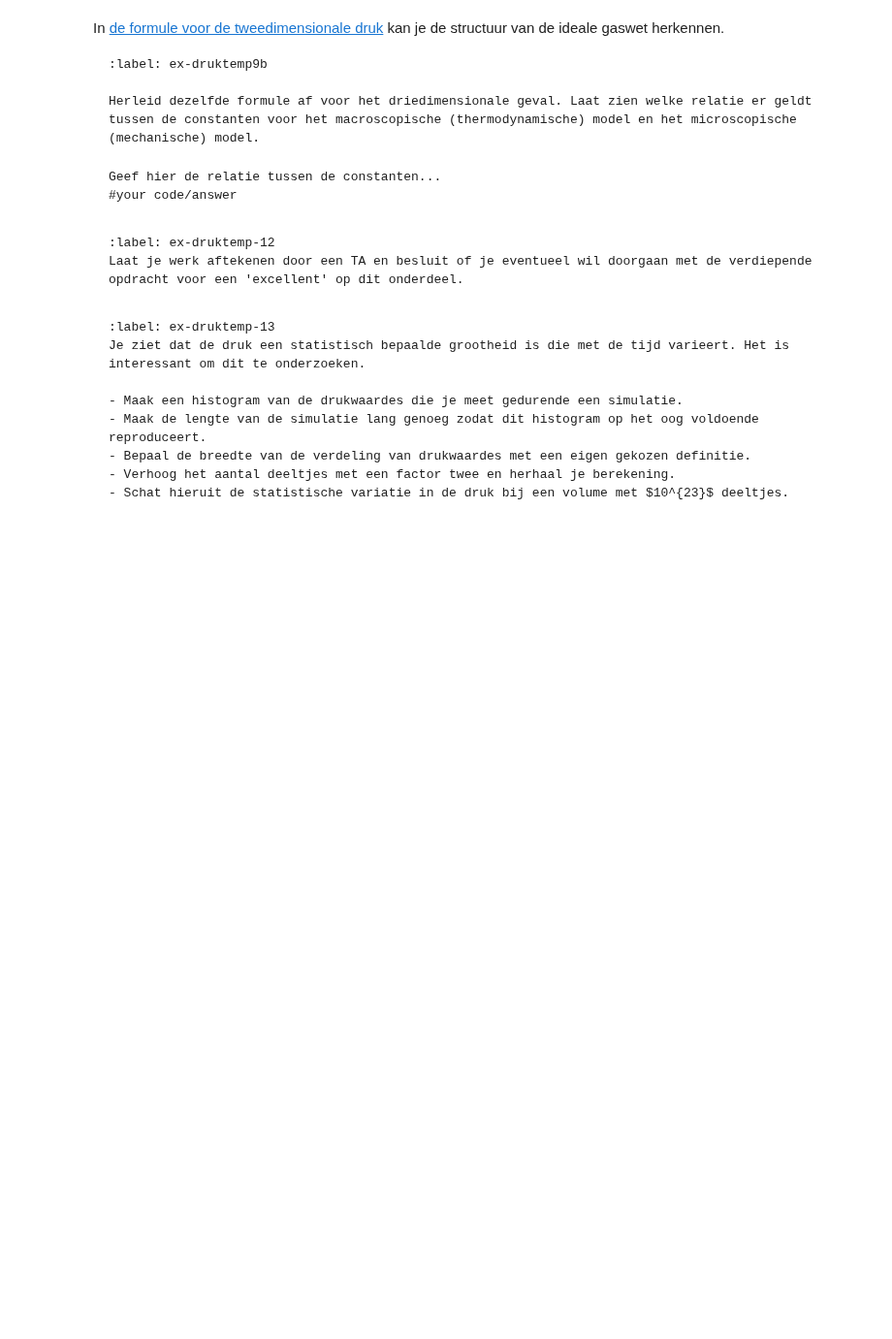
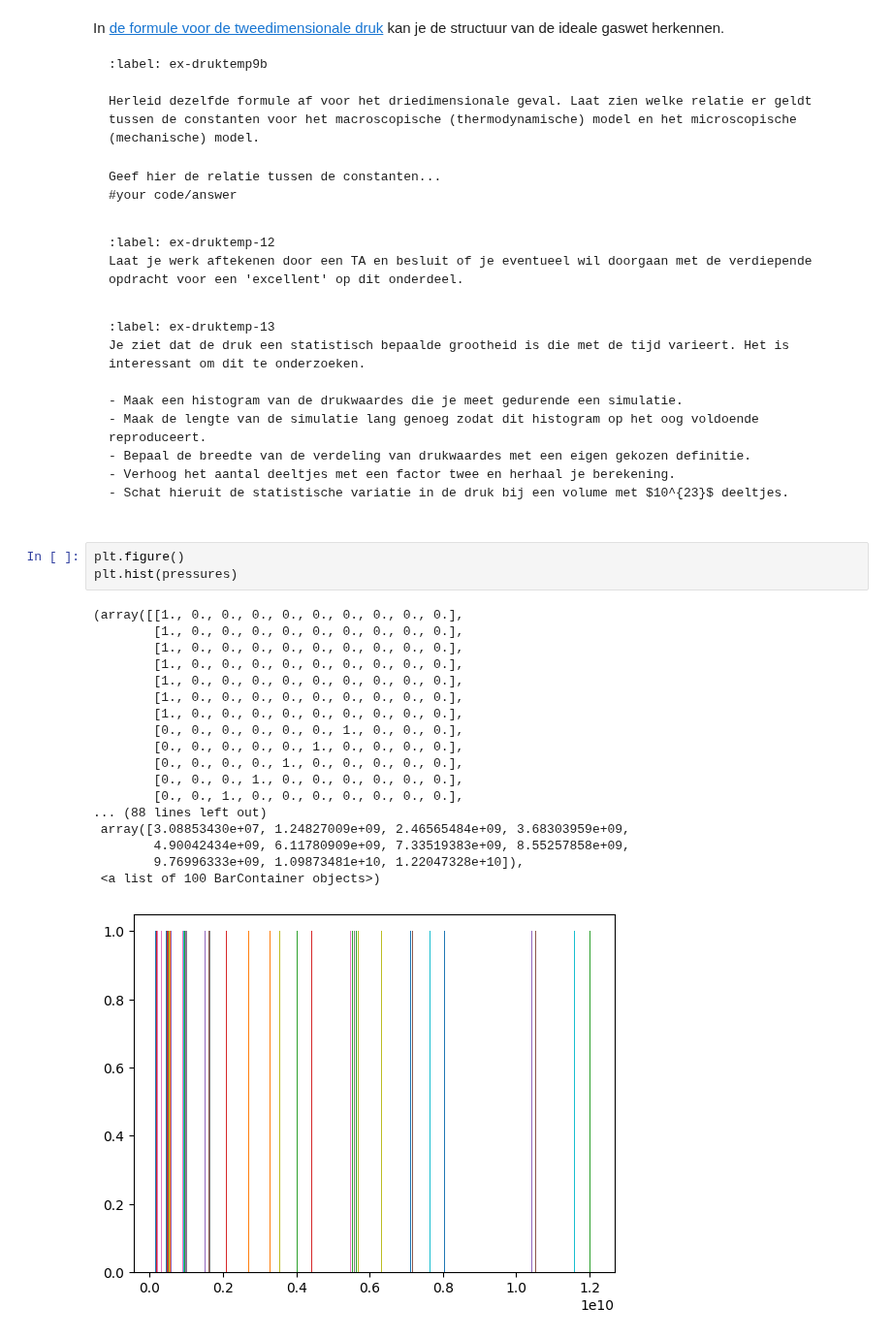
Before and after one commit to arenmeghdadi/314159265358979323846264338, a Jupyter notebook: Content/PySim/5_druktemp.ipynb, the cells around one changed output. Shown at 97% size. Drawn from its saved outputs; the diff is of its cells as text; blank space fills up the shorter version.

```diff
--- a/Content/PySim/5_druktemp.ipynb
+++ b/Content/PySim/5_druktemp.ipynb
@@ -450,3 +466,25 @@ Je ziet dat de druk een statistisch bepaalde grootheid is die met de tijd variee
 - Bepaal de breedte van de verdeling van drukwaardes met een eigen gekozen definitie.
 - Verhoog het aantal deeltjes met een factor twee en herhaal je berekening.
 - Schat hieruit de statistische variatie in de druk bij een volume met $10^{23}$ deeltjes.
+# %%
+plt.figure()
+plt.hist(pressures)
+# %% [output]
+(array([[1., 0., 0., 0., 0., 0., 0., 0., 0., 0.],
+        [1., 0., 0., 0., 0., 0., 0., 0., 0., 0.],
+        [1., 0., 0., 0., 0., 0., 0., 0., 0., 0.],
+        [1., 0., 0., 0., 0., 0., 0., 0., 0., 0.],
+        [1., 0., 0., 0., 0., 0., 0., 0., 0., 0.],
+        [1., 0., 0., 0., 0., 0., 0., 0., 0., 0.],
+        [1., 0., 0., 0., 0., 0., 0., 0., 0., 0.],
+        [0., 0., 0., 0., 0., 0., 1., 0., 0., 0.],
+        [0., 0., 0., 0., 0., 1., 0., 0., 0., 0.],
+        [0., 0., 0., 0., 1., 0., 0., 0., 0., 0.],
+        [0., 0., 0., 1., 0., 0., 0., 0., 0., 0.],
+        [0., 0., 1., 0., 0., 0., 0., 0., 0., 0.],
+... (88 lines left out)
+ array([3.08853430e+07, 1.24827009e+09, 2.46565484e+09, 3.68303959e+09,
+        4.90042434e+09, 6.11780909e+09, 7.33519383e+09, 8.55257858e+09,
+        9.76996333e+09, 1.09873481e+10, 1.22047328e+10]),
+ <a list of 100 BarContainer objects>)
+[figure, added]
```
Also changed, not shown: parts of 7 cells of this notebook.
